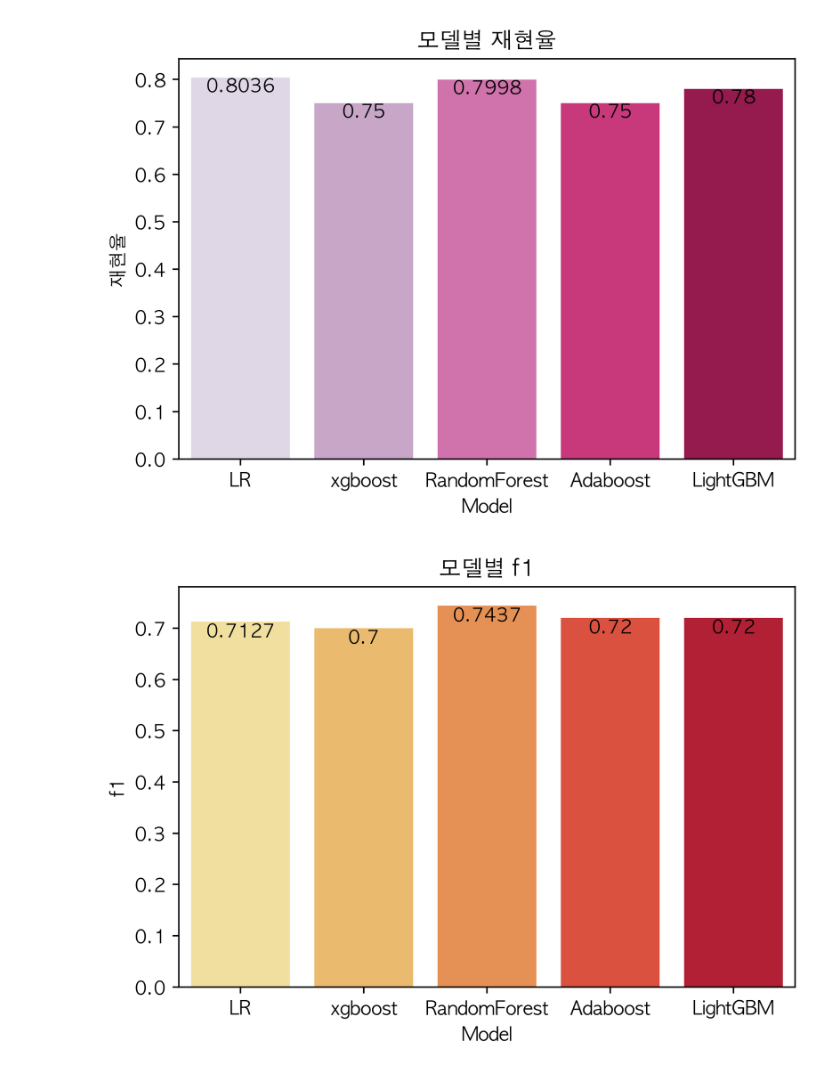
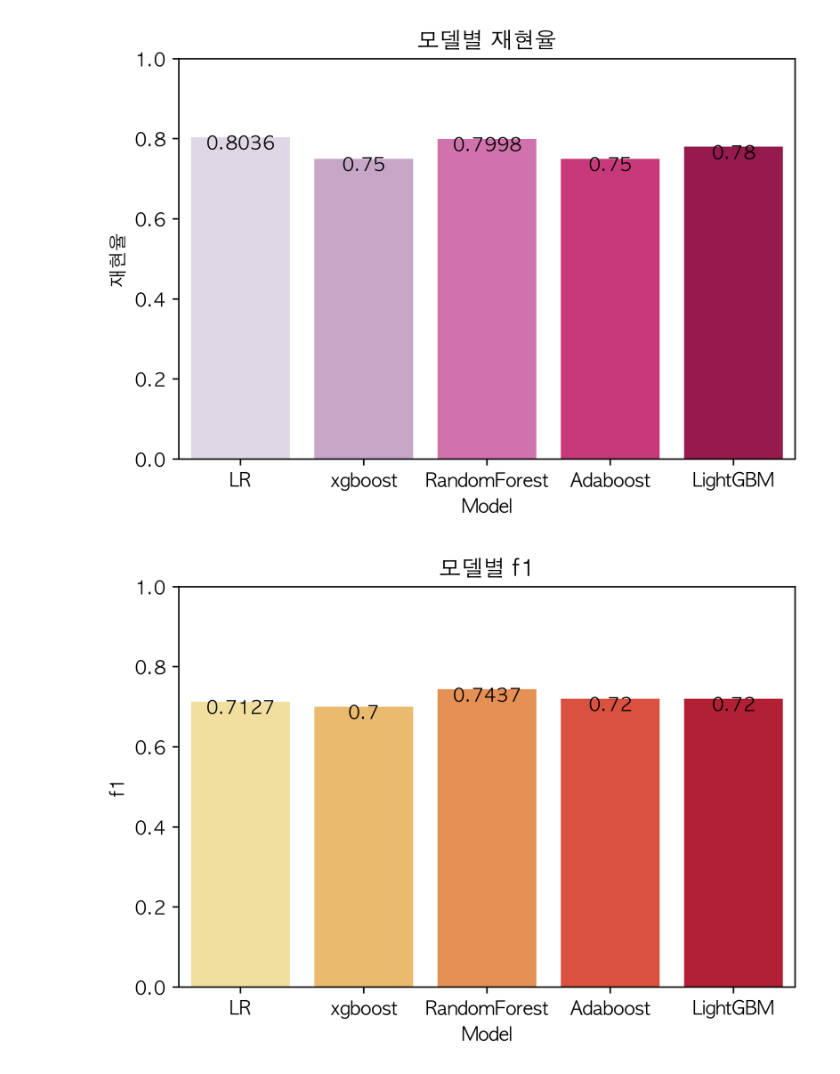
Before and after one commit to kms2698/diabetes-analysys_topgap, a Jupyter notebook: 모델별 값.ipynb, the cells around one changed output. Saved outputs shown, nothing was run; the diff lists cells and outputs as text; code cells hidden in the pictures.

```diff
--- a/모델별 값.ipynb
+++ b/모델별 값.ipynb
@@ -49,21 +66,23 @@ plt.show(ax)
 # %%
 ax = sns.barplot(x=df['Model'], y=df['재현율'],palette="PuRd")
 plt.title('모델별 재현율')
+ax.set(ylim=(0,1))
 for p in ax.patches:
     height = p.get_height()
     ax.text(p.get_x()+p.get_width()/2., height - 0.03, height, ha="center")
 plt.show(ax)
 # %% [output]
-[figure, old version]
+[figure, new version]
 # %%
 ax = sns.barplot(x=df['Model'], y=df['f1'],palette="YlOrRd")
 plt.title('모델별 f1')
+ax.set(ylim=(0,1))
 for p in ax.patches:
     height = p.get_height()
     ax.text(p.get_x()+p.get_width()/2., height - 0.03, height, ha="center")
 plt.show(ax)
 # %% [output]
-[figure, old version]
+[figure, new version]
 # %%
 ax = sns.barplot(x=df['Model'], y=df['auc'],palette="Greys")
 plt.title('모델별 auc')
```
Also changed, not shown: parts of 7 cells of this notebook.
